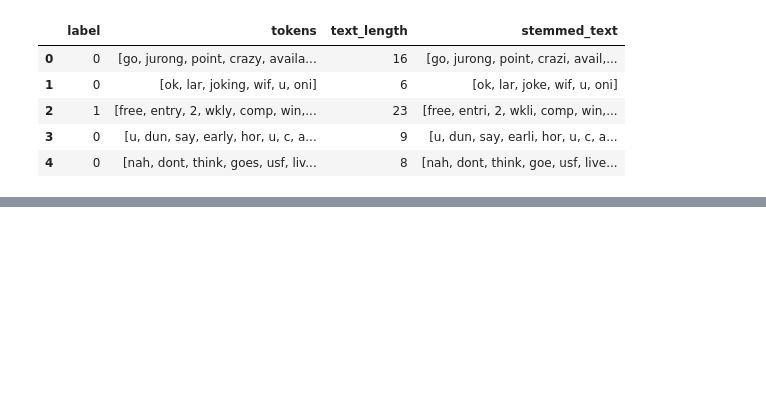
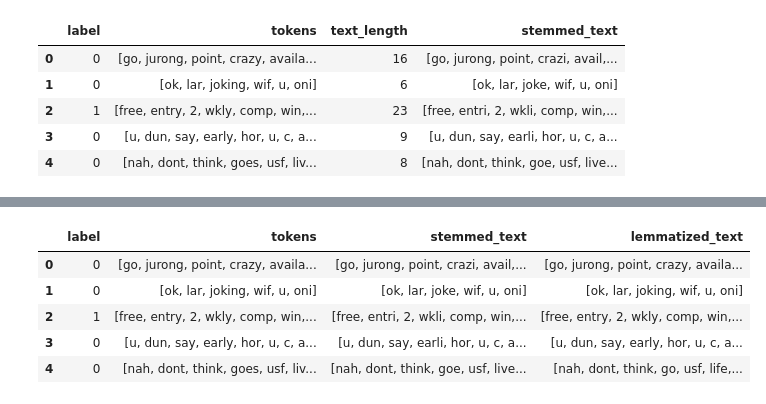
Before and after one commit to SihoHan11/py_spam_classification_model, a Jupyter notebook: spam_cls.ipynb, the cells around one changed output, grey strips where cells are left out. Drawn from its saved outputs; the diff is of its cells as text; code cells hidden in the pictures; blank space fills up the shorter version.

```diff
--- a/spam_cls.ipynb
+++ b/spam_cls.ipynb
@@ -305,0 +293,37 @@ df4.head()
+# %%
+#어간 추출 (Lemmatization)
+df5 = df4
+df5 = df5.drop(columns=['text_length'])
+
+lemmatizer = WordNetLemmatizer()
+
+def nltk_pos_to_wordnet_pos(nltk_tag):
+    if nltk_tag.startswith('J'):
+        return wordnet.ADJ
+    elif nltk_tag.startswith('V'):
+        return wordnet.VERB
+    elif nltk_tag.startswith('N'):
+        return wordnet.NOUN
+    elif nltk_tag.startswith('R'):
+        return wordnet.ADV
+    else:
+        return wordnet.NOUN # 기본값은 명사
+
+def lemmatize_text(text) :
+    words_and_tags = nltk.pos_tag(text)
+    lemmatized_list = []
+    for word, tag in words_and_tags :
+        pos = nltk_pos_to_wordnet_pos(tag)
+        lemmatized_list.append(lemmatizer.lemmatize(word, pos=pos))
+    return lemmatized_list
+
+df5['lemmatized_text'] = df5['tokens'].apply(lemmatize_text)
+
+df5.head()
+# %% [output]
+|  | label | tokens | stemmed_text | lemmatized_text |
+| 0 | 0 | [go, jurong, point, crazy, availa... | [go, jurong, point, crazi, avail,... | [go, jurong, point, crazy, availa... |
+| 1 | 0 | [ok, lar, joking, wif, u, oni] | [ok, lar, joke, wif, u, oni] | [ok, lar, joking, wif, u, oni] |
+| 2 | 1 | [free, entry, 2, wkly, comp, win,... | [free, entri, 2, wkli, comp, win,... | [free, entry, 2, wkly, comp, win,... |
+| 3 | 0 | [u, dun, say, early, hor, u, c, a... | [u, dun, say, earli, hor, u, c, a... | [u, dun, say, early, hor, u, c, a... |
+| 4 | 0 | [nah, dont, think, goes, usf, liv... | [nah, dont, think, goe, usf, live... | [nah, dont, think, go, usf, life,... |
```
Also changed, not shown: parts of 7 cells of this notebook.
